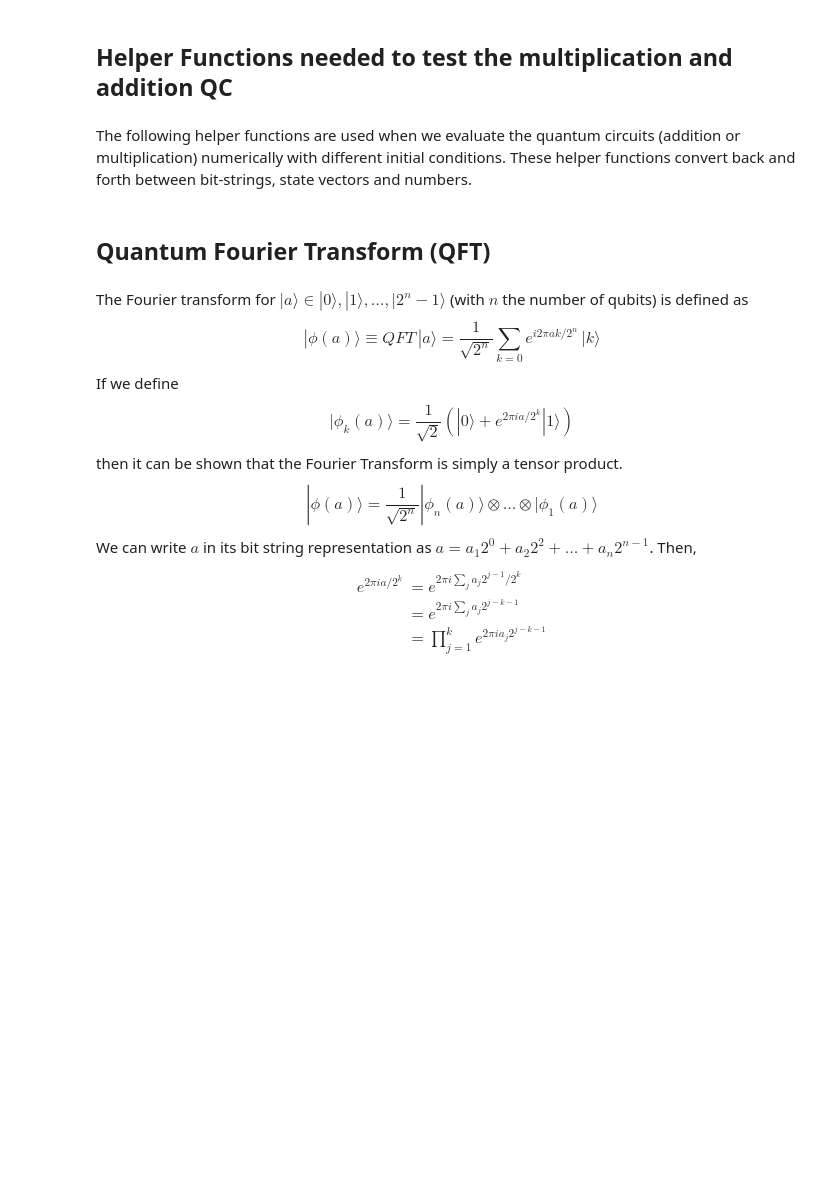
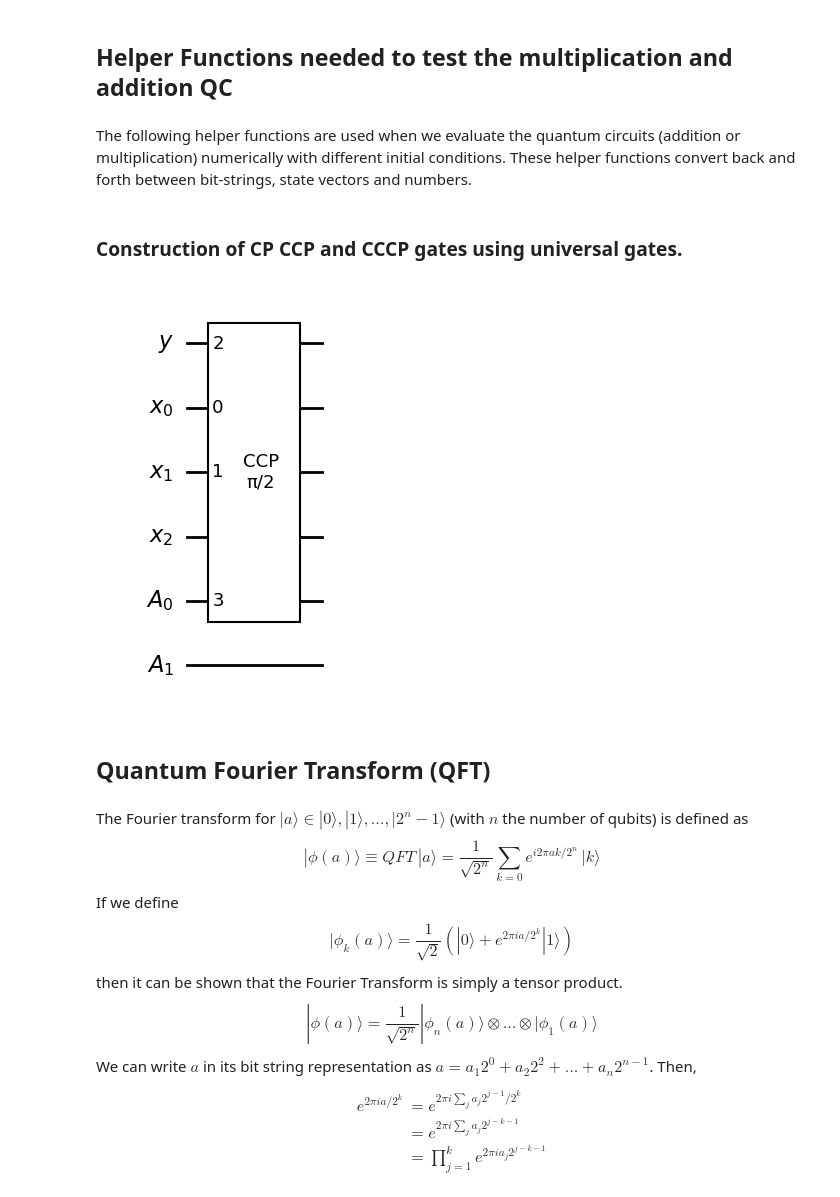
Before and after one commit to pankmunbodh/Quantum-Calculator, a Jupyter notebook: Quantum_Addition_and_Multiplication.ipynb, the cells around one changed output. Saved outputs shown, nothing was run; the diff lists cells and outputs as text; code cells hidden in the pictures; blank space fills up the shorter version.

```diff
--- a/Quantum_Addition_and_Multiplication.ipynb
+++ b/Quantum_Addition_and_Multiplication.ipynb
@@ -95,5 +93,79 @@ def result(output_statevector,n):
 
     return binary_to_num(output_number_bit_str)
+# %% [markdown]
+### Construction of CP CCP and CCCP gates using universal gates.
+# %%
+# Now let's try to make this into a function for arbitrary number of qubits n.
+
+#cp gate
+def cp(qc, control, target, phase):
+    qc.cx(control, target)
+    qc.p(phase/2, control)
+    qc.p(- phase/2, target)
+    qc.cx(control, target)
+    qc.p(phase / 2, target)
+
+#ccp gate
+def ccp(qc, controls, target, ancilla ,phase):
+    qc.ccx(controls[0],controls[1],ancilla)
+    cp(qc, ancilla, target, phase)
+
+#ccp gate
+def ccp(qc, controls, target, ancilla ,phase):
+    qc.ccx(controls[0],controls[1],ancilla)
+    cp(qc, ancilla, target, phase)
+
+def ccp_gate(qc, controls, target, ancilla, phase):
+    qc_contr= QuantumRegister(2)
+    qc_target = QuantumRegister(1)
+    qc_ancilla = AncillaRegister(1)
+    if np.pi/phase%1==0:
+        temp_int=str(int(np.pi/phase))
+        if temp_int == "1":
+            qc_Temp = QuantumCircuit(qc_contr, qc_target, qc_ancilla, name="CCP\n"+"π")
+        else:
+            qc_Temp = QuantumCircuit(qc_contr, qc_target, qc_ancilla, name="CCP\n"+"π/"+temp_int)
+    else:
+        qc_Temp = QuantumCircuit(qc_contr, qc_target, qc_ancilla, name="CCP\n"+str(round(phase,2)))
+    ccp(qc_Temp, qc_contr, qc_target, qc_ancilla, phase)
+    qc_Temp.to_gate()
+    qc.append(qc_Temp,qargs=[controls[0],controls[1], target, ancilla])
+
+
+#cccp gate
+def cccp(qc, controls, target, ancillas ,phase):
+    qc.ccx(controls[0],controls[1],ancillas[0])
+    qc.ccx(controls[2],ancillas[0],ancillas[1])
+    cp(qc, ancillas[1], target, phase)
+
+def cccp_gate(qc, controls, target, ancillas, phase):
+    qc_contr= QuantumRegister(3)
+    qc_target = QuantumRegister(1)
+    qc_ancilla = AncillaRegister(2)
+    if np.pi/phase%1==0:
+        temp_int=str(int(np.pi/phase))
+        if temp_int == "1":
+            qc_Temp = QuantumCircuit(qc_contr, qc_target, qc_ancilla, name="CCCP\n"+"π")
+        else:
+            qc_Temp = QuantumCircuit(qc_contr, qc_target, qc_ancilla, name="CCCP\n"+"π/"+temp_int)
+    else:
+        qc_Temp = QuantumCircuit(qc_contr, qc_target, qc_ancilla, name="CCCP\n"+str(round(phase,2)))
+    cccp(qc_Temp, qc_contr, qc_target, qc_ancilla, phase)
+    qc_Temp.to_gate()
+    qc.append(qc_Temp,qargs=[controls[0],controls[1],controls[2], target, ancillas[0], ancillas[1]])
+
+
+qc_a2 = QuantumRegister(size=3, name="x")
+qc_a1 = QuantumRegister(size=1, name="y")
+qc_Anc = AncillaRegister(size=2, name="A")
+
+qcTest = QuantumCircuit(qc_a1, qc_a2, qc_Anc,name="QFT circuit")
+#cp(qcTest, qc_a2[0], qc_a1[0], np.pi/2)
+ccp_gate(qcTest, [qc_a2[0],qc_a2[1]], qc_a1[0],qc_Anc[0], np.pi/2)
+#cccp_gate(qcTest, [qc_a2[0],qc_a2[1],qc_a2[2]], qc_a1[0],[qc_Anc[0],qc_Anc[1]], np.pi/2)
+qcTest.draw(output="mpl", style="bw")
+# %% [output]
+[figure, added]
 # %% [markdown]
 ## Quantum Fourier Transform (QFT) <a name = "FT"></a>
 # %% [markdown]
```
Also changed, not shown: parts of 17 cells of this notebook.
